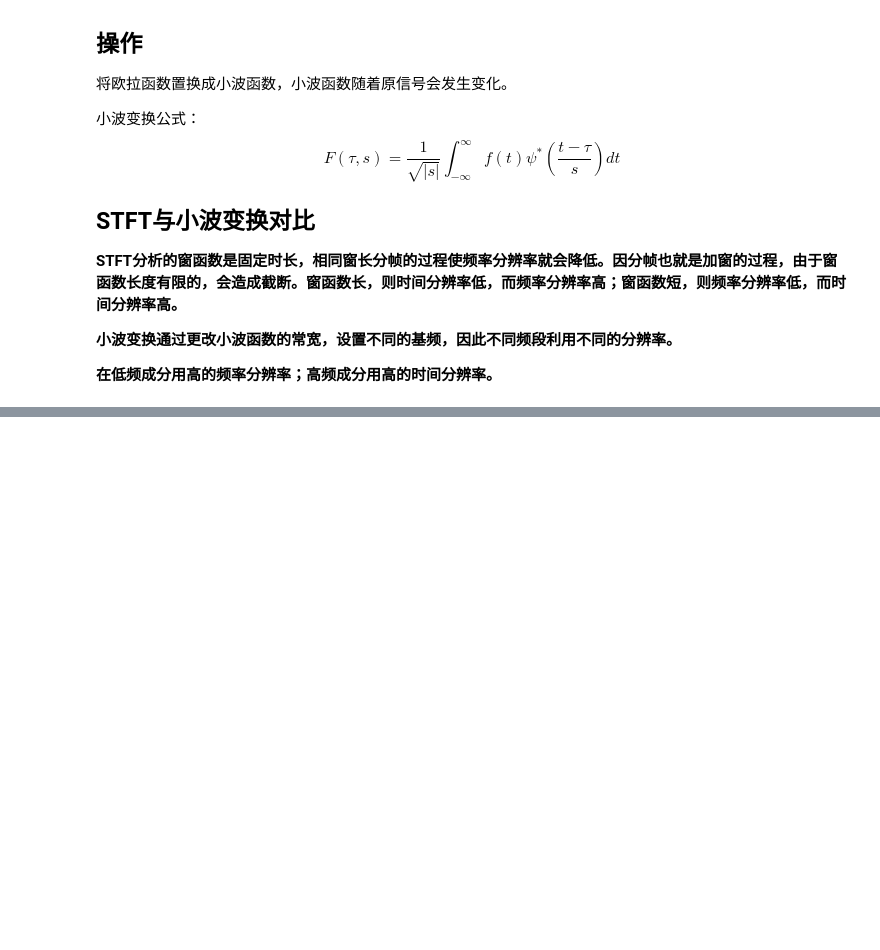
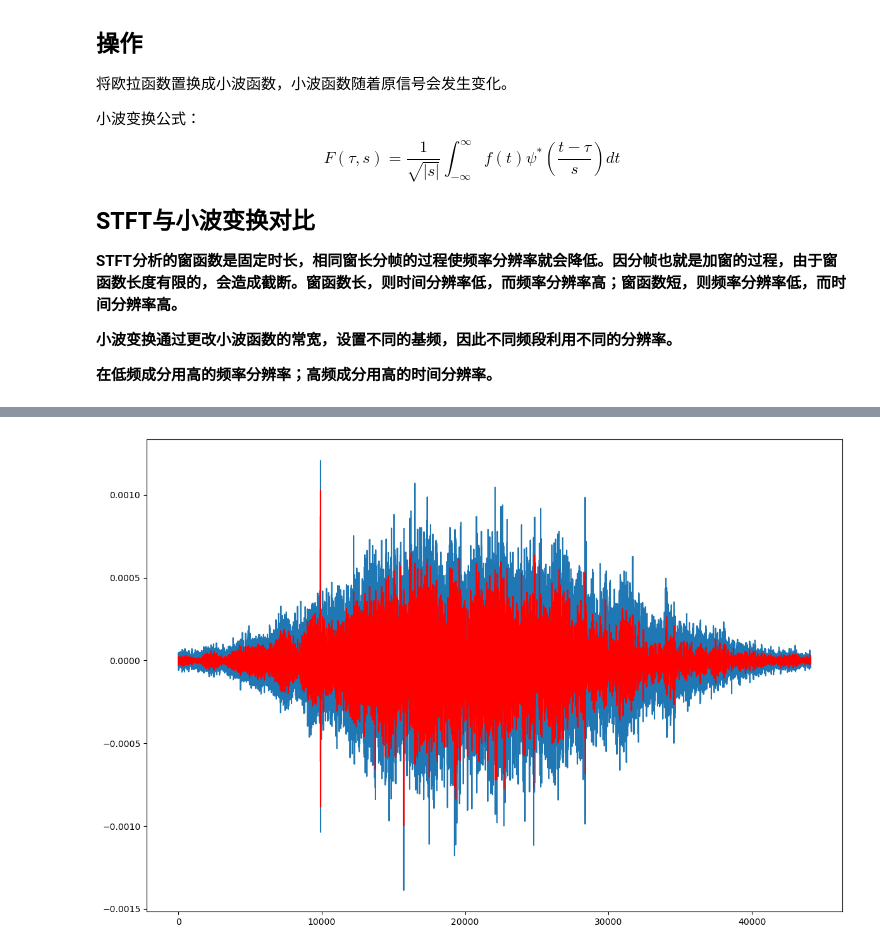
Before and after one commit to YoungBossX/Multi-feature-fusion-model-for-ship-audio, a Jupyter notebook: feature_extraction/wavelet.ipynb, the cells around one changed output, grey strips where cells are left out. Saved outputs shown, nothing was run; the diff lists cells and outputs as text; code cells hidden in the pictures; blank space fills up the shorter version.

```diff
--- a/feature_extraction/wavelet.ipynb
+++ b/feature_extraction/wavelet.ipynb
@@ -99,0 +111,41 @@ CWT系数矩阵形状: (100, 44100)
+# %%
+def wavelet_denoising(waveform, wavelet='db4', levels=3, threshold_mode='soft'):
+    """
+    使用小波变换进行信号去噪。
+
+    参数:
+    waveform (numpy.ndarray): 输入音频信号。
+    wavelet (str): 小波基函数名称。
+    levels (int): 分解层数。
+    threshold_mode (str): 阈值处理模式，'soft' 或 'hard'。
+
+    返回:
+    numpy.ndarray: 去噪后的音频信号。
+    """
+    # 小波分解
+    coeffs = pywt.wavedec(waveform, wavelet, level=levels)
+
+    # 估计噪声标准差（使用最高频细节系数）
+    sigma = np.median(np.abs(coeffs[-1])) / 0.6745
+
+    # 计算阈值
+    threshold = sigma * np.sqrt(2 * np.log(len(waveform)))
+
+    # 对细节系数进行阈值处理
+    coeffs_thresh = list(coeffs)
+    coeffs_thresh[1:] = [pywt.threshold(detail, threshold, threshold_mode)
+                         for detail in coeffs[1:]]
+
+    # 重构信号
+    denoised_signal = pywt.waverec(coeffs_thresh, wavelet)
+
+    return denoised_signal
+# %%
+waveform_denoise = wavelet_denoising(waveform)
+plt.figure(figsize=(12, 8))
+plt.plot(waveform)
+plt.plot(waveform_denoise, c='r')
+plt.tight_layout()
+plt.show()
+# %% [output]
+[figure, added]
```
Also changed, not shown: parts of 8 cells of this notebook, 3 other files.
